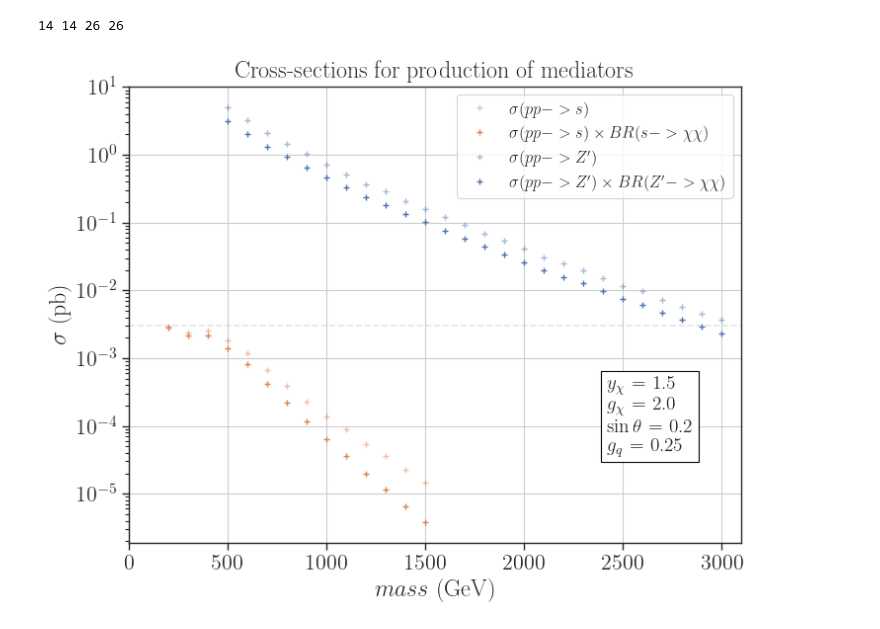
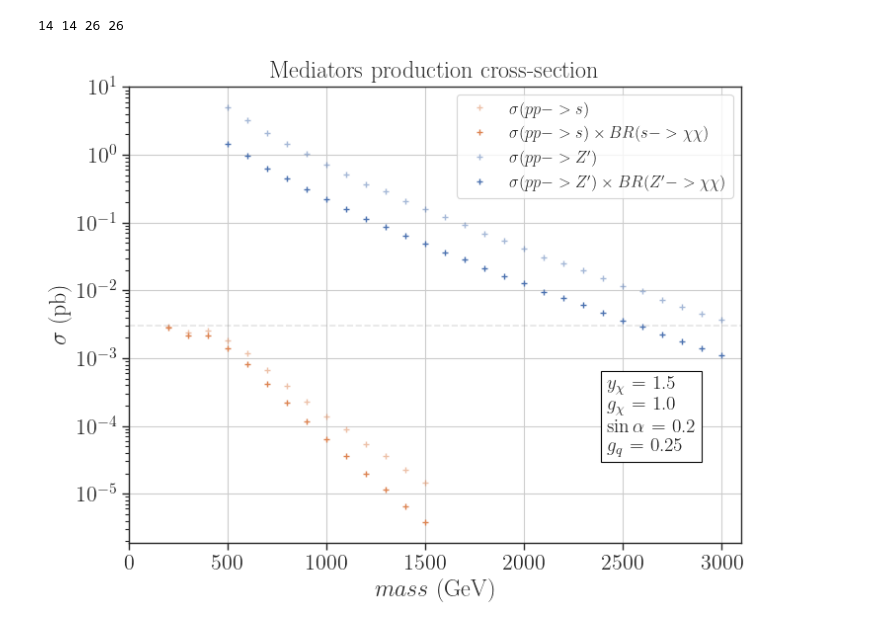
Before and after one commit to SModelS/smodelsv3-paper, a Jupyter notebook: notebooks/Plot-xsec-BR.ipynb, the cells around one changed output. Saved outputs shown, nothing was run; the diff lists cells and outputs as text; code cells hidden in the pictures.

```diff
--- a/notebooks/Plot-xsec-BR.ipynb
+++ b/notebooks/Plot-xsec-BR.ipynb
@@ -53,8 +53,11 @@ for i, label in enumerate(pclFiles.keys()):
         df[i] = df[i].drop(columns=['$m_{Z^{\prime}}$'])
         df[i] = df[i].rename(columns={'$m_{s}$': '$m_{med}$'})
 
+    df[i] = df[i].rename(columns={'$\sin\\theta$': '$\sin\\alpha$'})
+
+
 for d in df:
-    d = d.sort_values(['process', '$m_{med}$', '$\sin\\theta$', '$g_{q}$'],inplace=True,
+    d = d.sort_values(['process', '$m_{med}$', '$\sin\\alpha$', '$g_{q}$'],inplace=True,
                      ascending=[True, True, True, True])
 # %%
 data = pd.DataFrame()
@@ -68,7 +71,7 @@ dataZ = data[data['process'] == 'pp->zp']
 brS = BRdata[BRdata['Mediator'] == '$S_{d}$']
 brZ = BRdata[BRdata['Mediator'] == '$Z^{\prime}$']
 # %%
-col = ['$m_{med}$', '$\\sin\\theta$']
+col = ['$m_{med}$', '$\\sin\\alpha$']
 
 keys = list(dataS[col].columns.values)
 i1 = dataS.set_index(keys).index
@@ -85,8 +88,8 @@ brZ = brZ[i2.isin(i1)]
 # Filter models
 
 filter1 = {'$y_{\\chi}$': 1.5}
-filter2 = {'$g_{\\chi}$': 2.0}
-filter3 = {'$\\sin\\theta$': 0.2}
+filter2 = {'$g_{\\chi}$': 1.0}
+filter3 = {'$\\sin\\alpha$': 0.2}
 filter4 = {'$g_{q}$': 0.25}
 
 str1 = '\n'.join([r'%s = %s' %(k,v) for k,v in filter1.items()])
@@ -117,35 +120,36 @@ plt.plot(dataS['$m_{med}$'], dataS['x-sec pT-250 (pb)'], label=r'$\sigma(pp -> s
 
 
 plt.plot(dataS['$m_{med}$'], np.array(dataS['x-sec pT-250 (pb)'])*np.array(brS['$BR(med>\\chi\\chi)$']),
          label=r'$\sigma(pp -> s) \times BR(s -> \chi \chi) $', color=colors['pp->sd'], marker='+', linestyle='')
 
 
 plt.plot(dataZ['$m_{med}$'], dataZ['x-sec pT-250 (pb)'], label=r'$\sigma(pp -> Z^{\prime})$',
          color=colors['pp->zp'], alpha=0.5, marker='+', linestyle='')
 
 
 plt.plot(dataZ['$m_{med}$'], np.array(dataZ['x-sec pT-250 (pb)'])*np.array(brZ['$BR(med>\\chi\\chi)$']),
          label=r'$\sigma(pp -> Z^{\prime}) \times BR(Z^{\prime} -> \chi \chi) $', color=colors['pp->zp'],
          marker='+', linestyle='')
 
 
 plt.hlines(0.003, xmin=0.0, xmax=3100, linestyles='--', alpha=0.2, color='gray')
 plt.yscale('log')
 
-plt.title('Cross-sections for production of mediators')
+plt.title('Mediators production cross-section')
 plt.xlabel(r'$mass$ (GeV)')
 plt.ylabel(r'$\sigma$ (pb)')
 
 plt.text(0.78,0.2,textstr,fontsize=14,bbox=dict(facecolor='white', edgecolor='black'),
          transform = plt.gca().transAxes)
 plt.xlim(0.0, 3100)
 plt.grid(which='major')
 
 plt.legend(fontsize=12, loc='upper right')
 
+plt.savefig('../../Pictures/xsec_cuts.png')
 plt.show()
 # %% [output]
-[figure, old version]
+[figure, new version]
 # %%
 prod = np.array(dataS['x-sec pT-250 (pb)'])*np.array(brS['$BR(med>\\chi\\chi)$'])
 for i, m in enumerate(dataS['$m_{med}$']):
```
Also changed, not shown: 4 other files.
